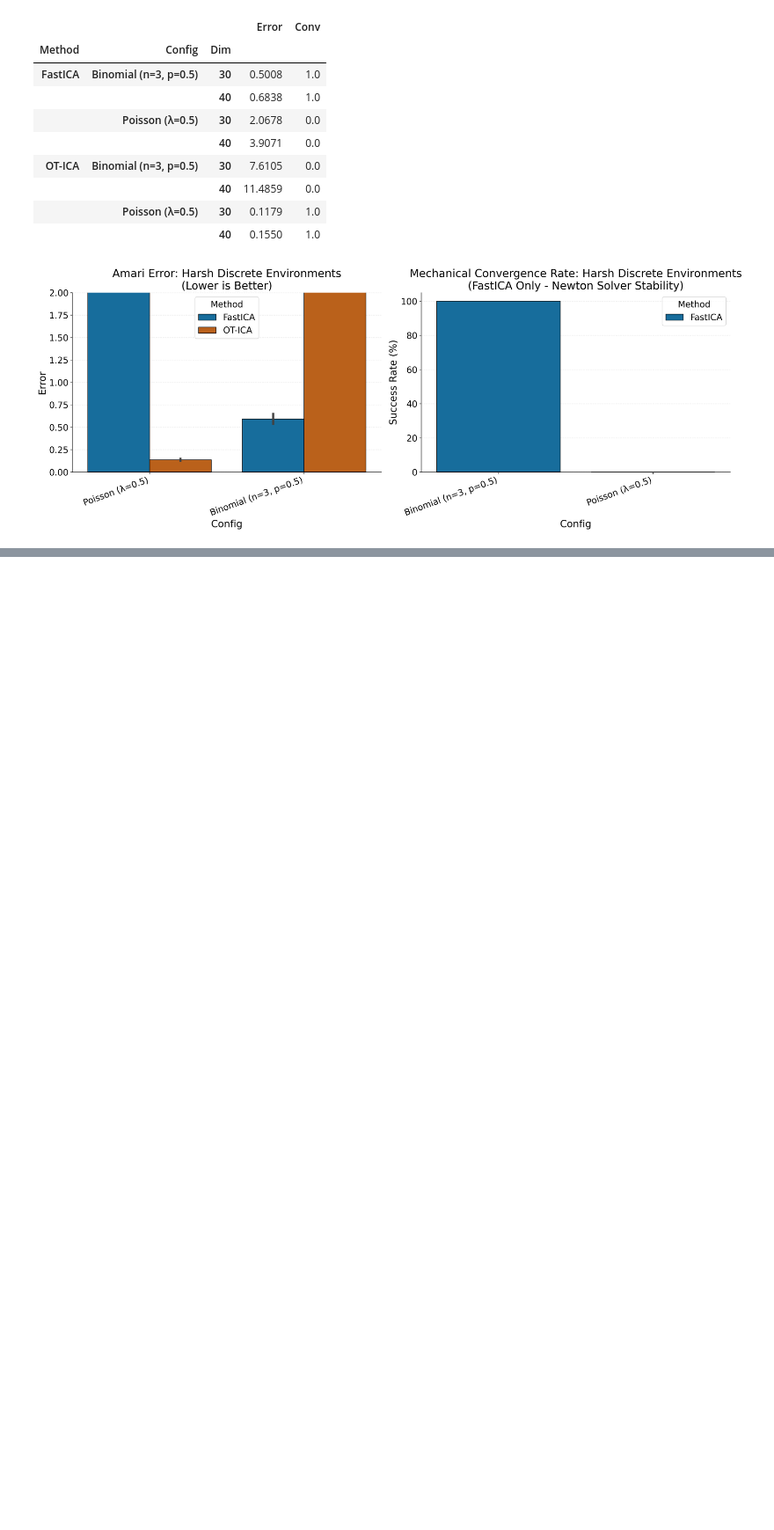
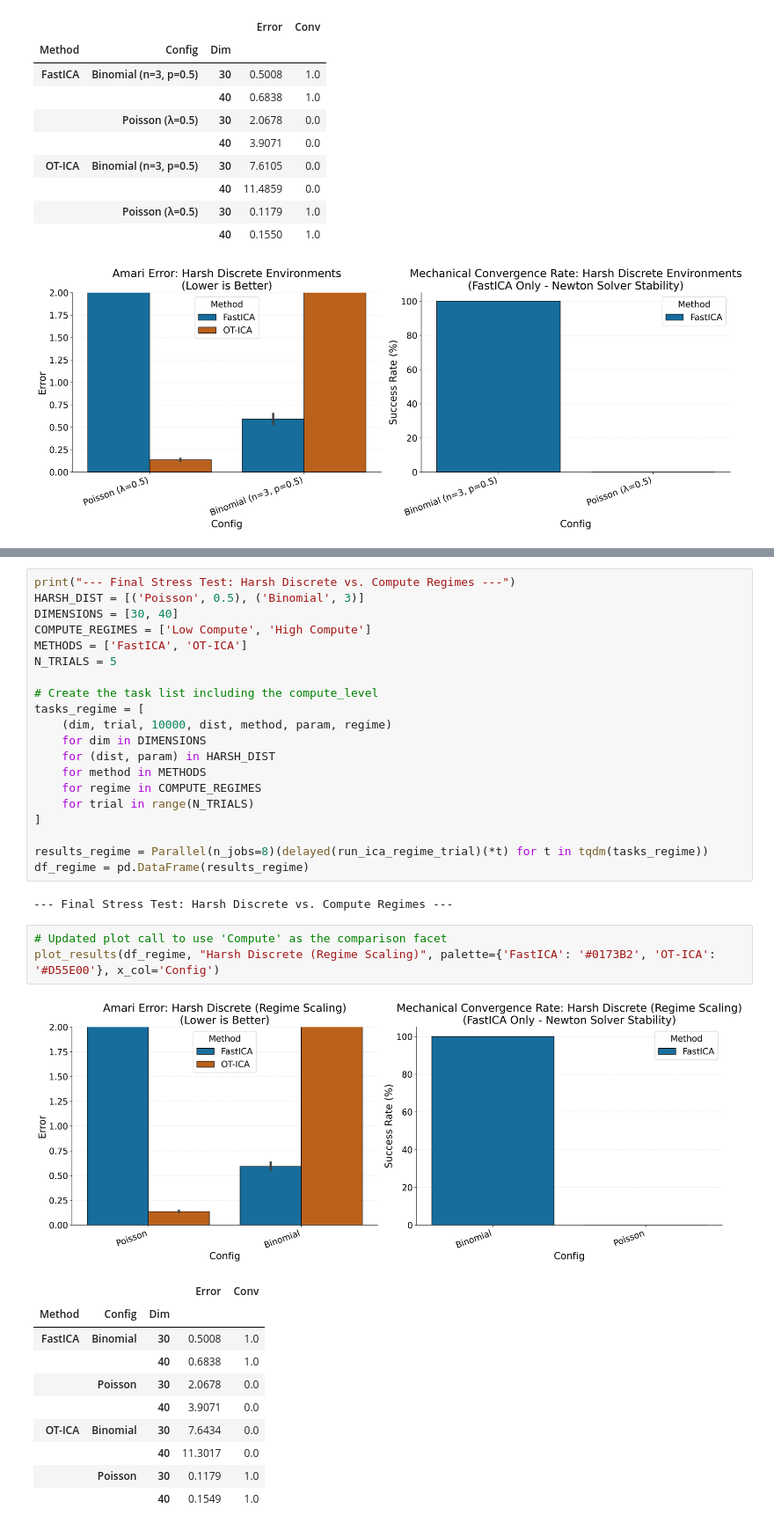
Before and after one commit to ashutoshjha3103/ot_in_linear_ica, a Jupyter notebook: exp/discrete_or_gaussain_ablation_study.ipynb, the cells around one changed output, grey strips where cells are left out. Shown at 88% size. Saved outputs shown, nothing was run; the diff lists cells and outputs as text; blank space fills up the shorter version.

Commit message:
test for discrete

```diff
--- a/exp/discrete_or_gaussain_ablation_study.ipynb
+++ b/exp/discrete_or_gaussain_ablation_study.ipynb
@@ -599,0 +671,37 @@ plot_results(df_harsh, "Harsh Discrete Environments", palette={'FastICA': '#0173
+# %%
+print("--- Final Stress Test: Harsh Discrete vs. Compute Regimes ---")
+HARSH_DIST = [('Poisson', 0.5), ('Binomial', 3)]
+DIMENSIONS = [30, 40]
+COMPUTE_REGIMES = ['Low Compute', 'High Compute']
+METHODS = ['FastICA', 'OT-ICA']
+N_TRIALS = 5
+
+# Create the task list including the compute_level
+tasks_regime = [
+    (dim, trial, 10000, dist, method, param, regime)
+    for dim in DIMENSIONS
+    for (dist, param) in HARSH_DIST
+    for method in METHODS
+    for regime in COMPUTE_REGIMES
+    for trial in range(N_TRIALS)
+]
+
+results_regime = Parallel(n_jobs=8)(delayed(run_ica_regime_trial)(*t) for t in tqdm(tasks_regime))
+df_regime = pd.DataFrame(results_regime)
+# %% [output]
+--- Final Stress Test: Harsh Discrete vs. Compute Regimes ---
+# %%
+# Updated plot call to use 'Compute' as the comparison facet
+plot_results(df_regime, "Harsh Discrete (Regime Scaling)", palette={'FastICA': '#0173B2', 'OT-ICA': '#D55E00'}, x_col='Config')
+# %% [output]
+[figure, added]
+|  |  |  | Error | Conv |
+| Method | Config | Dim |  |  |
+| FastICA | Binomial | 30 | 0.5008 | 1.0 |
+|  |  | 40 | 0.6838 | 1.0 |
+|  | Poisson | 30 | 2.0678 | 0.0 |
+|  |  | 40 | 3.9071 | 0.0 |
+| OT-ICA | Binomial | 30 | 7.6434 | 0.0 |
+|  |  | 40 | 11.3017 | 0.0 |
+|  | Poisson | 30 | 0.1179 | 1.0 |
+|  |  | 40 | 0.1549 | 1.0 |
```
Also changed, not shown: parts of 1 cell of this notebook.
